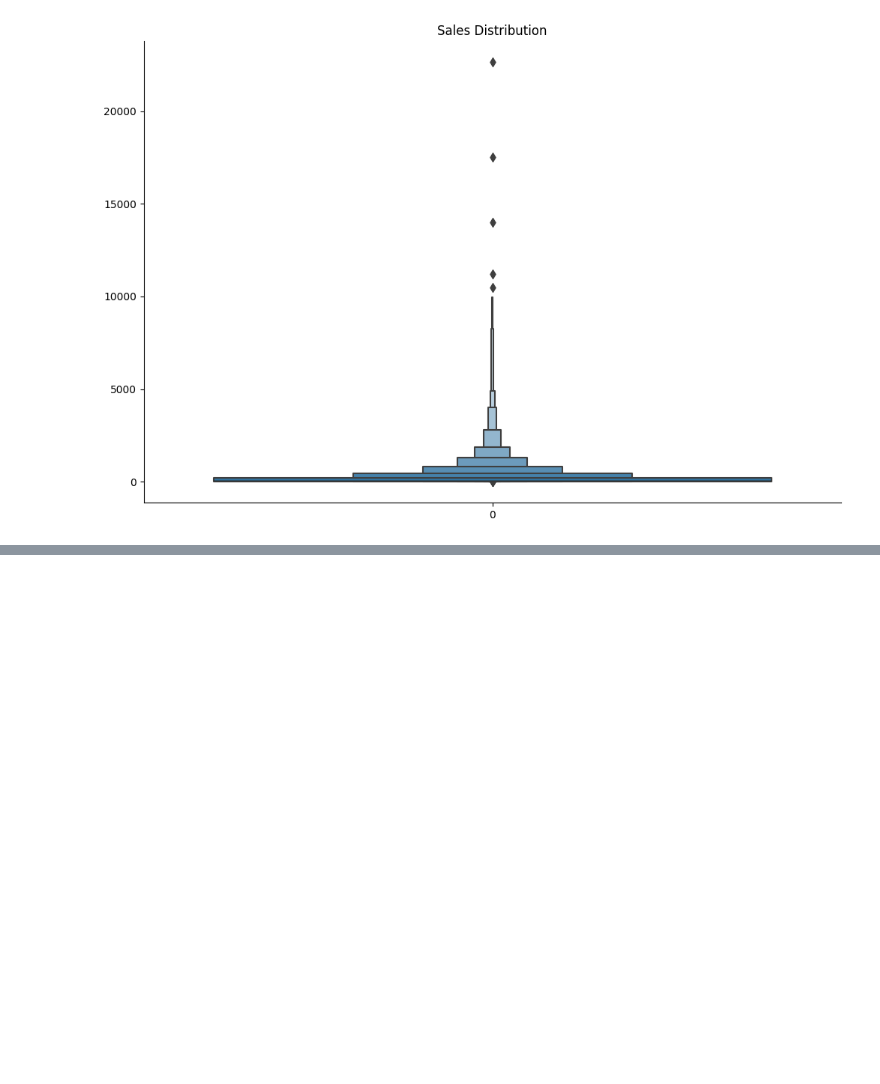
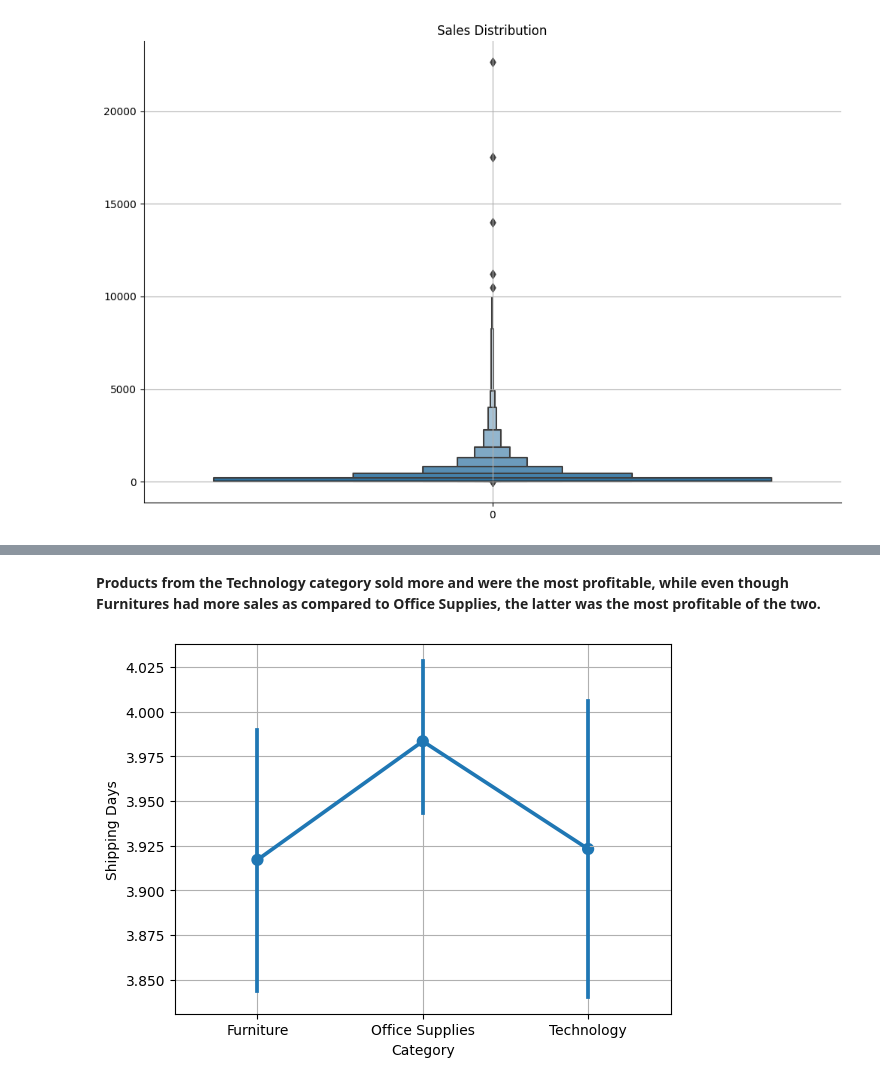
Before and after one commit to Murega14/Superstore, a Jupyter notebook: superstore.ipynb, the cells around one changed output, grey strips where cells are left out. Saved outputs shown, nothing was run; the diff lists cells and outputs as text; code cells hidden in the pictures; blank space fills up the shorter version.

```diff
--- a/superstore.ipynb
+++ b/superstore.ipynb
@@ -185,0 +253,7 @@ plt.show()
+# %% [markdown]
+**Products from the Technology category sold more and were the most profitable, while even though Furnitures had more sales as compared to Office Supplies, the latter was the most profitable of the two.**
+# %%
+sns.pointplot(x='Category', y='Shipping Days', data=df)
+plt.grid(True)
+# %% [output]
+[figure, added]
```
Also changed, not shown: parts of 19 cells of this notebook.
